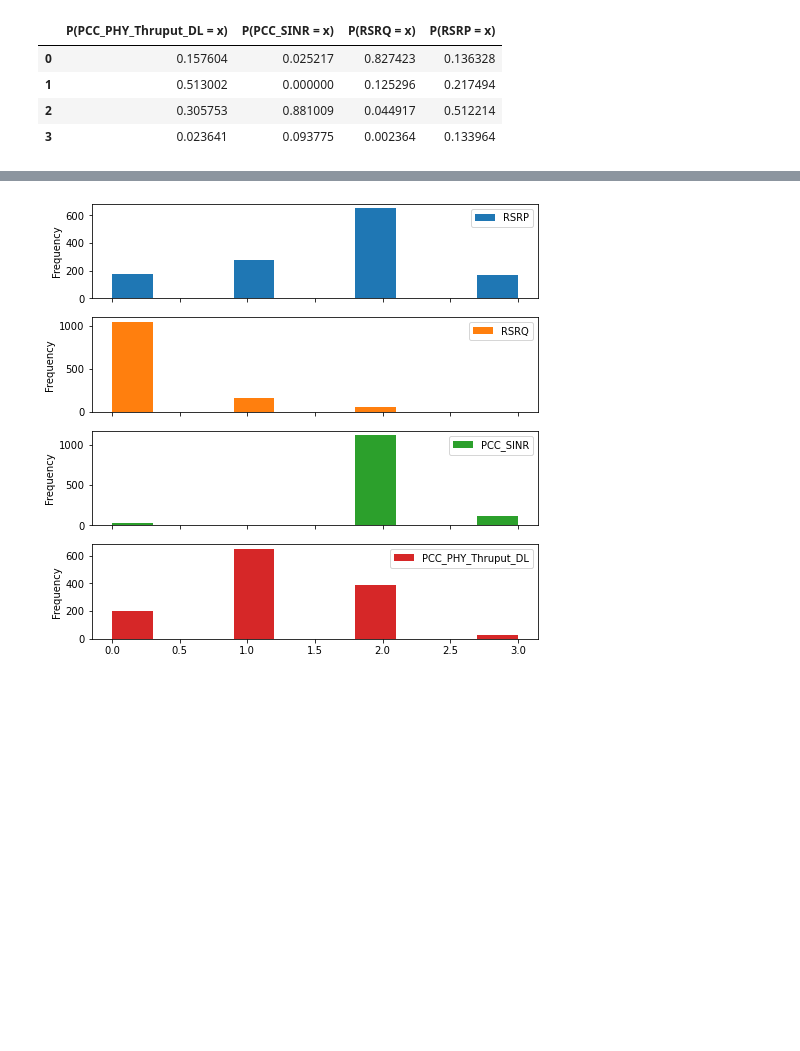
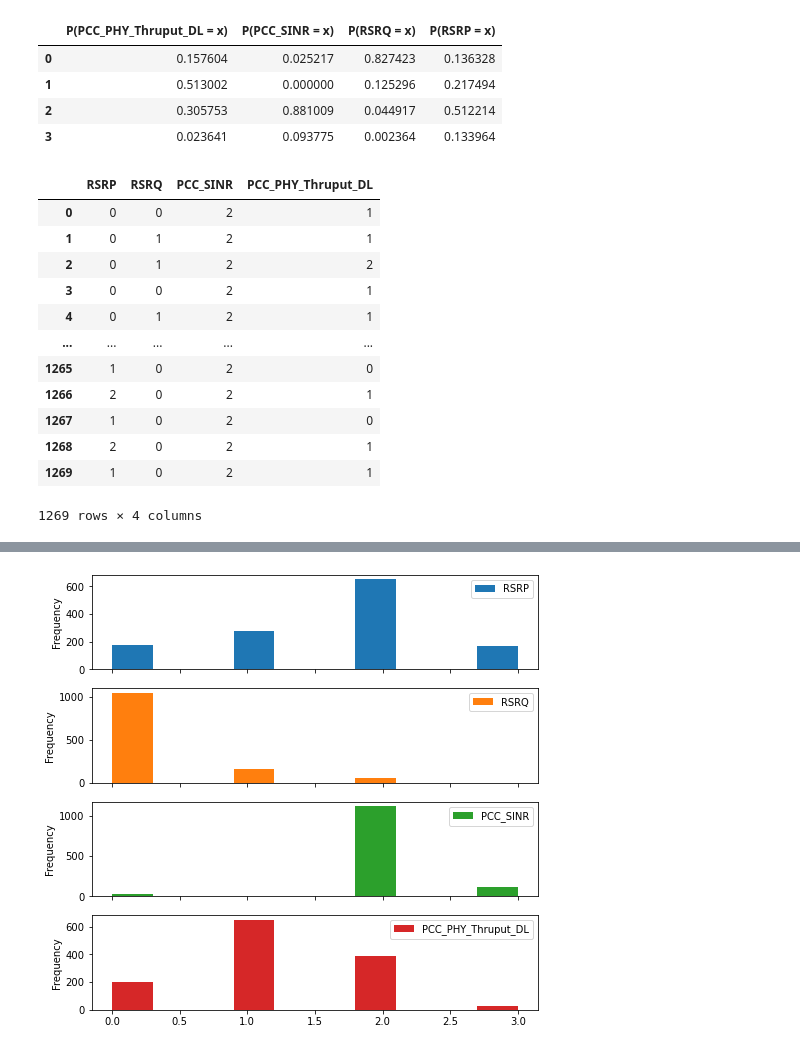
Before and after one commit to SRJaffry/Bayesian_Networks, a Jupyter notebook: Create_Prob_Matrix_with_Channel.ipynb, the cells around one changed output, grey strips where cells are left out. Cells and saved outputs as stored; diff of their text form; code cells hidden in the pictures; blank space fills up the shorter version.

```diff
--- a/Create_Prob_Matrix_with_Channel.ipynb
+++ b/Create_Prob_Matrix_with_Channel.ipynb
@@ -125,3 +127,19 @@ PCC_PHY_Thruput_DL is 3 => P() is 0.02364066193853428
 | 1 | 0.513002 | 0.000000 | 0.125296 | 0.217494 |
 | 2 | 0.305753 | 0.881009 | 0.044917 | 0.512214 |
 | 3 | 0.023641 | 0.093775 | 0.002364 | 0.133964 |
+# %%
+df_binned
+# %% [output]
+|  | RSRP | RSRQ | PCC_SINR | PCC_PHY_Thruput_DL |
+| 0 | 0 | 0 | 2 | 1 |
+| 1 | 0 | 1 | 2 | 1 |
+| 2 | 0 | 1 | 2 | 2 |
+| 3 | 0 | 0 | 2 | 1 |
+| 4 | 0 | 1 | 2 | 1 |
+| ... | ... | ... | ... | ... |
+| 1265 | 1 | 0 | 2 | 0 |
+| 1266 | 2 | 0 | 2 | 1 |
+| 1267 | 1 | 0 | 2 | 0 |
+| 1268 | 2 | 0 | 2 | 1 |
+| 1269 | 1 | 0 | 2 | 1 |
+1269 rows × 4 columns
```
Also changed, not shown: parts of 7 cells of this notebook.
